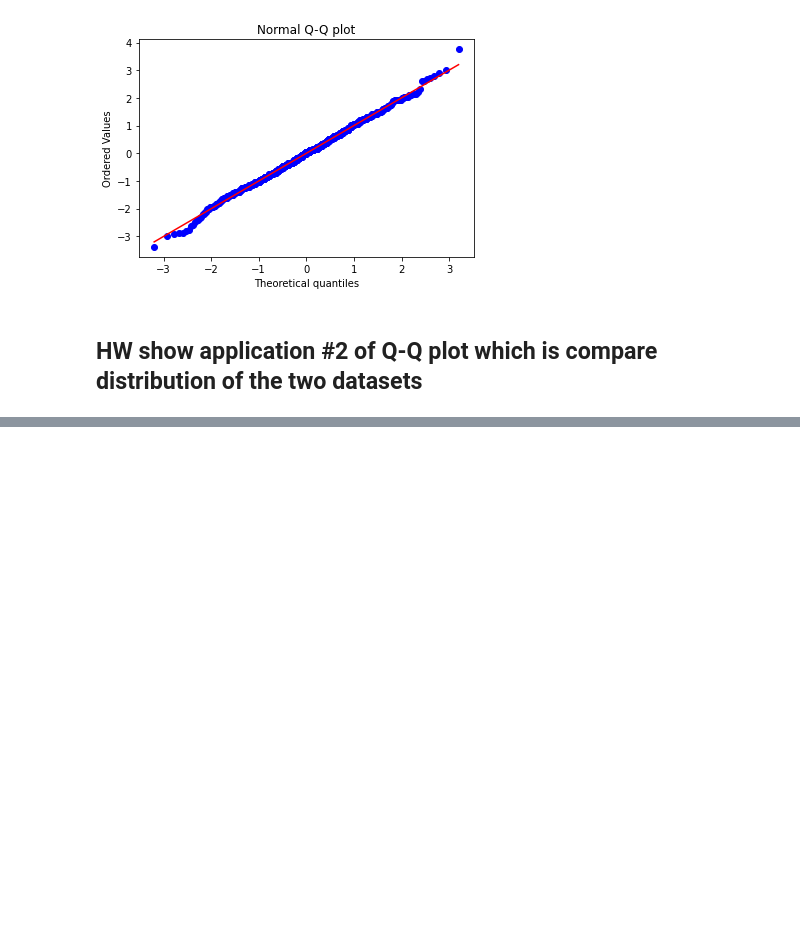
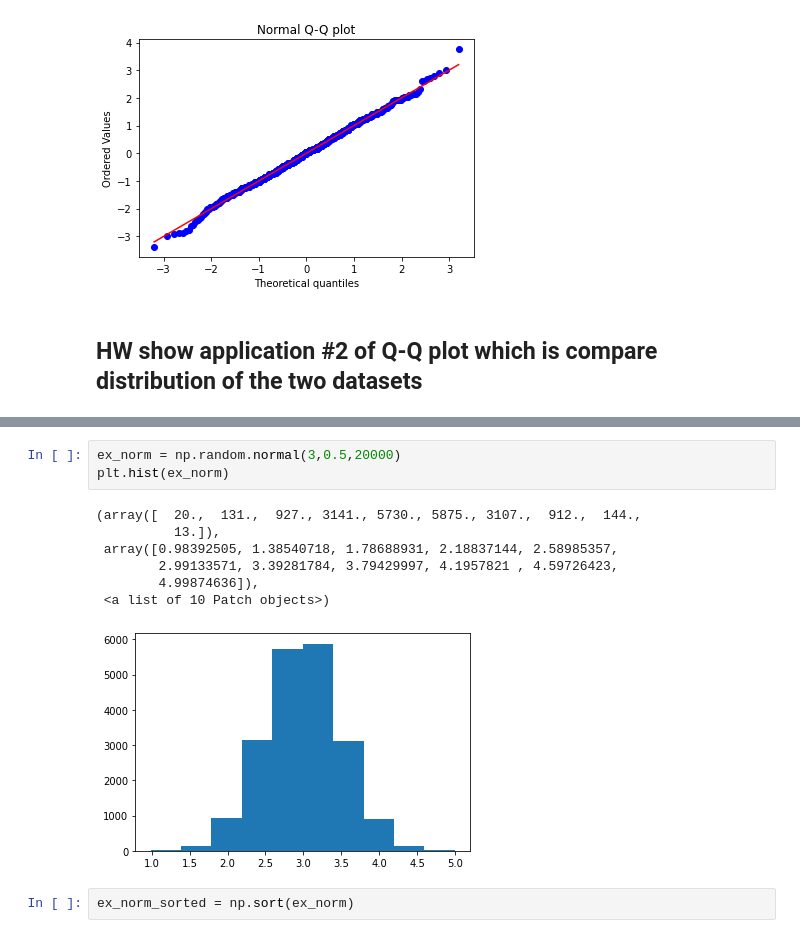
Before and after one commit to tohnperfect/DPDM, a Jupyter notebook: Data102.ipynb, the cells around one changed output, grey strips where cells are left out. Cells and saved outputs as stored; diff of their text form; blank space fills up the shorter version.

```diff
--- a/Data102.ipynb
+++ b/Data102.ipynb
@@ -274,0 +339,13 @@ Text(0.5, 1.0, 'Normal Q-Q plot')
+# %%
+ex_norm = np.random.normal(3,0.5,20000)
+plt.hist(ex_norm)
+# %% [output]
+(array([  20.,  131.,  927., 3141., 5730., 5875., 3107.,  912.,  144.,
+          13.]),
+ array([0.98392505, 1.38540718, 1.78688931, 2.18837144, 2.58985357,
+        2.99133571, 3.39281784, 3.79429997, 4.1957821 , 4.59726423,
+        4.99874636]),
+ <a list of 10 Patch objects>)
+[figure, added]
+# %%
+ex_norm_sorted = np.sort(ex_norm)
```
Also changed, not shown: parts of 25 cells of this notebook.
